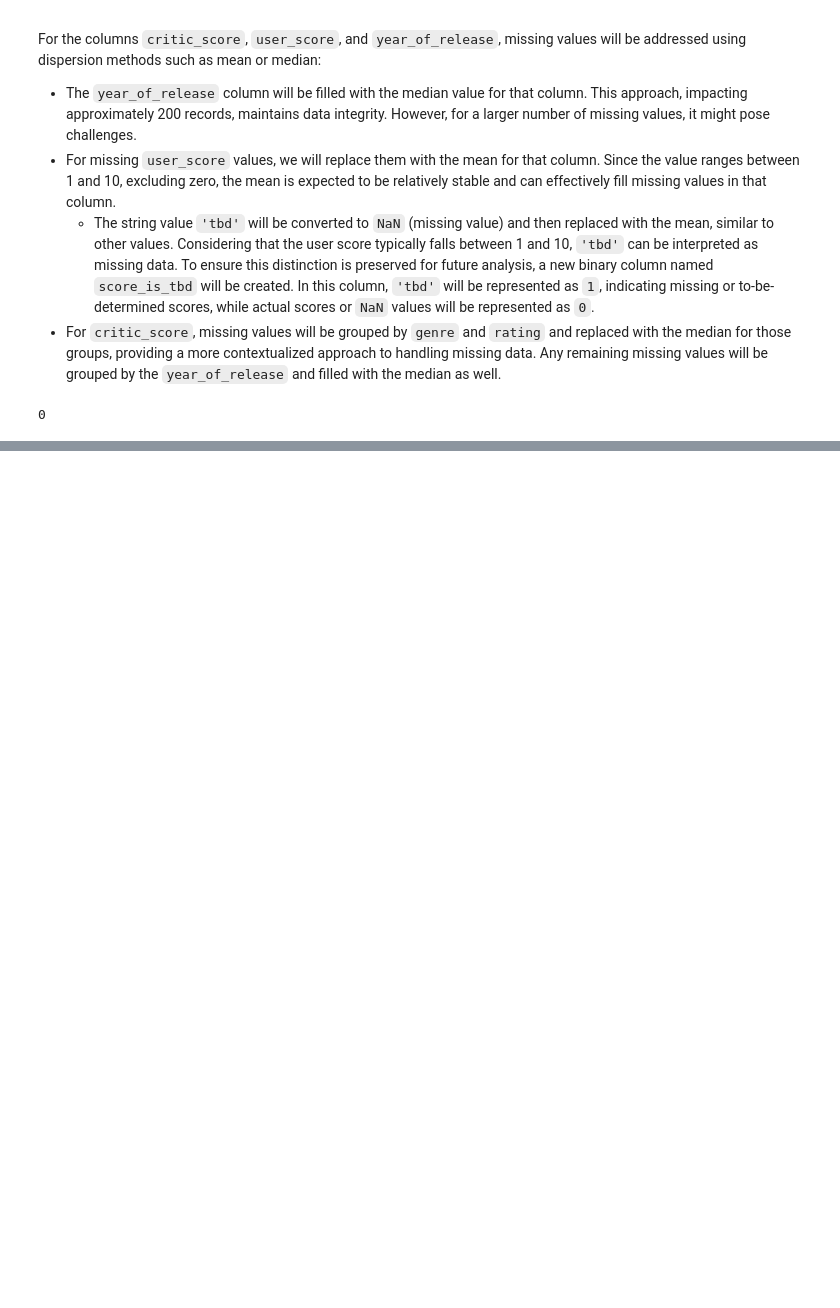
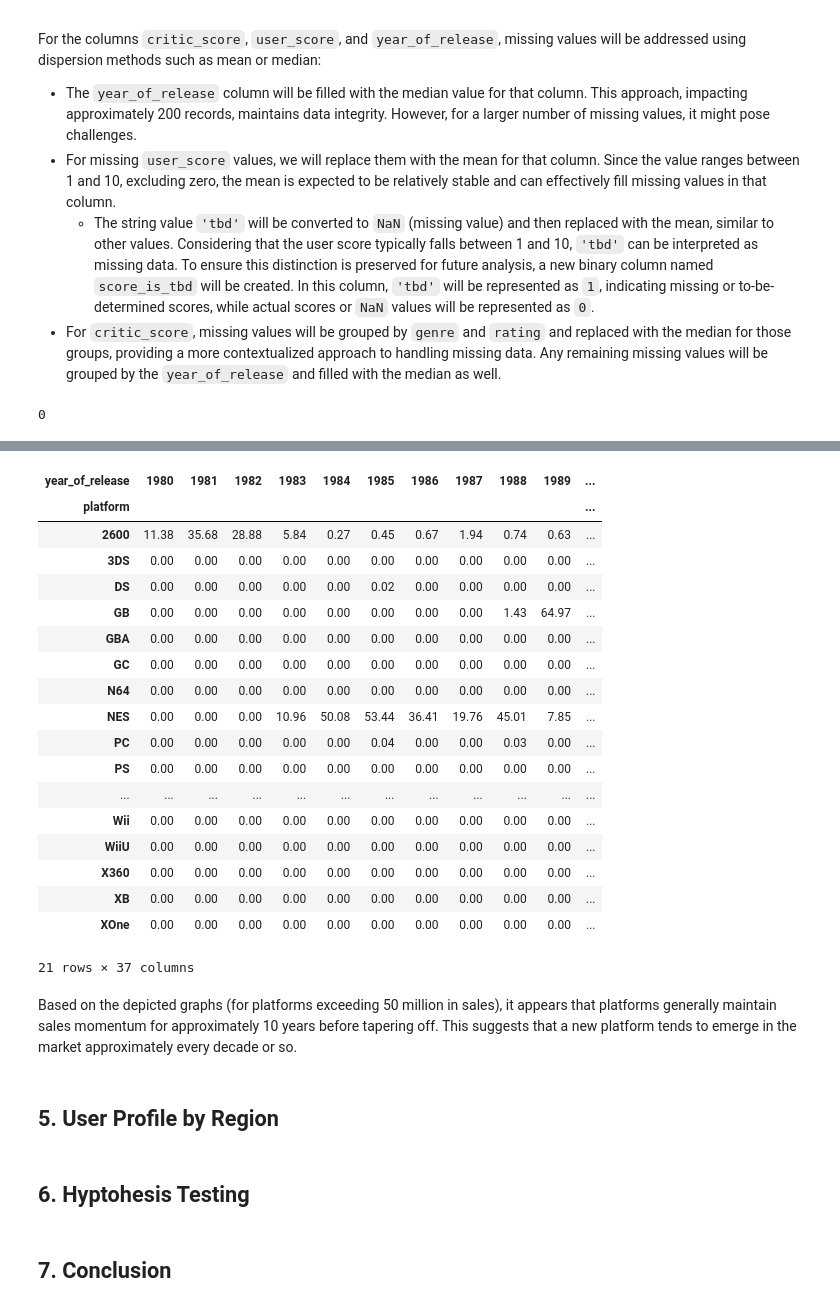
Before and after one commit to mnunezsa95/ds_project_video_game_analysis, a Jupyter notebook: EDA.ipynb, the cells around one changed output, grey strips where cells are left out. Cells and saved outputs as stored; diff of their text form; code cells hidden in the pictures; blank space fills up the shorter version.

```diff
--- a/EDA.ipynb
+++ b/EDA.ipynb
@@ -161,0 +231,34 @@ memory usage: 1.9+ MB
+# %%
+
+# Pivot table for platform, release year and total  sales
+sales_pivot_table = df_games_filtered.groupby(['platform', 'year_of_release'])['total_sales'].sum().reset_index().pivot_table(index='platform', columns='year_of_release', values='total_sales', aggfunc='sum', fill_value=0)
+
+sales_pivot_table
+# %% [output]
+| year_of_release | 1980 | 1981 | 1982 | 1983 | 1984 | 1985 | 1986 | 1987 | 1988 | 1989 | ... |
+| platform |  |  |  |  |  |  |  |  |  |  | ... |
+| 2600 | 11.38 | 35.68 | 28.88 | 5.84 | 0.27 | 0.45 | 0.67 | 1.94 | 0.74 | 0.63 | ... |
+| 3DS | 0.00 | 0.00 | 0.00 | 0.00 | 0.00 | 0.00 | 0.00 | 0.00 | 0.00 | 0.00 | ... |
+| DS | 0.00 | 0.00 | 0.00 | 0.00 | 0.00 | 0.02 | 0.00 | 0.00 | 0.00 | 0.00 | ... |
+| GB | 0.00 | 0.00 | 0.00 | 0.00 | 0.00 | 0.00 | 0.00 | 0.00 | 1.43 | 64.97 | ... |
+| GBA | 0.00 | 0.00 | 0.00 | 0.00 | 0.00 | 0.00 | 0.00 | 0.00 | 0.00 | 0.00 | ... |
+| GC | 0.00 | 0.00 | 0.00 | 0.00 | 0.00 | 0.00 | 0.00 | 0.00 | 0.00 | 0.00 | ... |
+| N64 | 0.00 | 0.00 | 0.00 | 0.00 | 0.00 | 0.00 | 0.00 | 0.00 | 0.00 | 0.00 | ... |
+| NES | 0.00 | 0.00 | 0.00 | 10.96 | 50.08 | 53.44 | 36.41 | 19.76 | 45.01 | 7.85 | ... |
+| PC | 0.00 | 0.00 | 0.00 | 0.00 | 0.00 | 0.04 | 0.00 | 0.00 | 0.03 | 0.00 | ... |
+| PS | 0.00 | 0.00 | 0.00 | 0.00 | 0.00 | 0.00 | 0.00 | 0.00 | 0.00 | 0.00 | ... |
+| ... | ... | ... | ... | ... | ... | ... | ... | ... | ... | ... | ... |
+| Wii | 0.00 | 0.00 | 0.00 | 0.00 | 0.00 | 0.00 | 0.00 | 0.00 | 0.00 | 0.00 | ... |
+| WiiU | 0.00 | 0.00 | 0.00 | 0.00 | 0.00 | 0.00 | 0.00 | 0.00 | 0.00 | 0.00 | ... |
+| X360 | 0.00 | 0.00 | 0.00 | 0.00 | 0.00 | 0.00 | 0.00 | 0.00 | 0.00 | 0.00 | ... |
+| XB | 0.00 | 0.00 | 0.00 | 0.00 | 0.00 | 0.00 | 0.00 | 0.00 | 0.00 | 0.00 | ... |
+| XOne | 0.00 | 0.00 | 0.00 | 0.00 | 0.00 | 0.00 | 0.00 | 0.00 | 0.00 | 0.00 | ... |
+21 rows × 37 columns
+# %% [markdown]
+Based on the depicted graphs (for platforms exceeding 50 million in sales), it appears that platforms generally maintain sales momentum for approximately 10 years before tapering off. This suggests that a new platform tends to emerge in the market approximately every decade or so.
+# %% [markdown]
+## 5. User Profile by Region
+# %% [markdown]
+## 6. Hyptohesis Testing
+# %% [markdown]
+## 7. Conclusion
```
Also changed, not shown: parts of 6 cells of this notebook, 1 other file.
